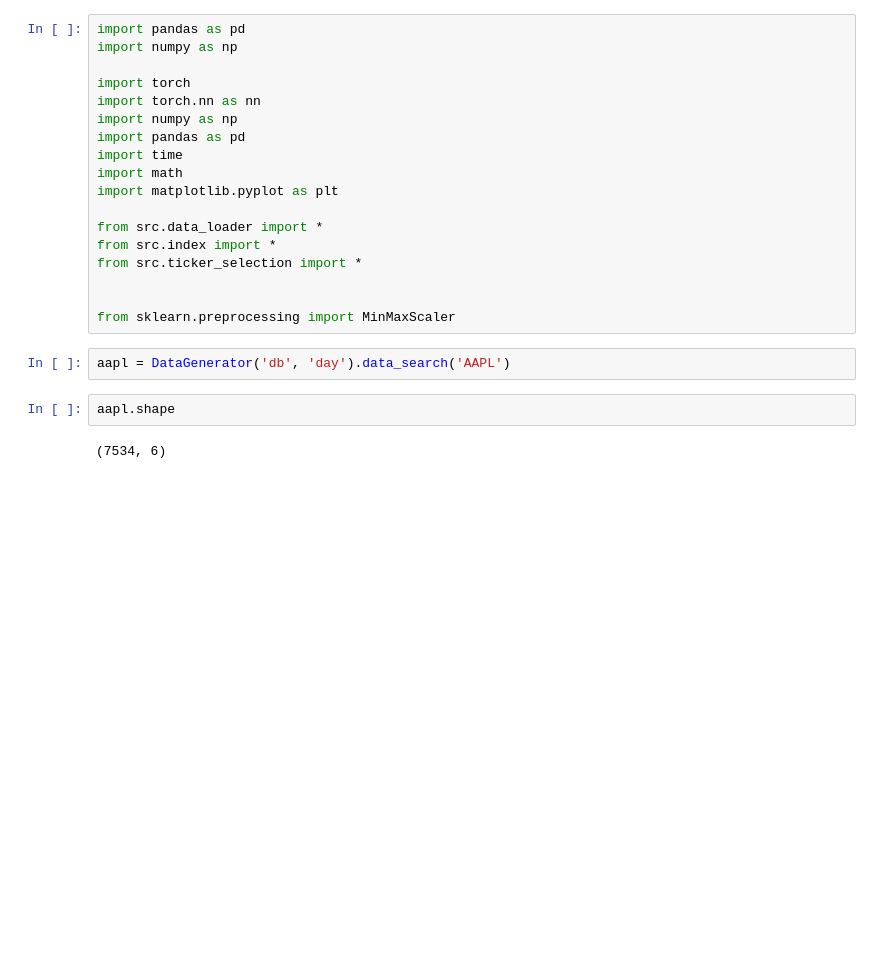
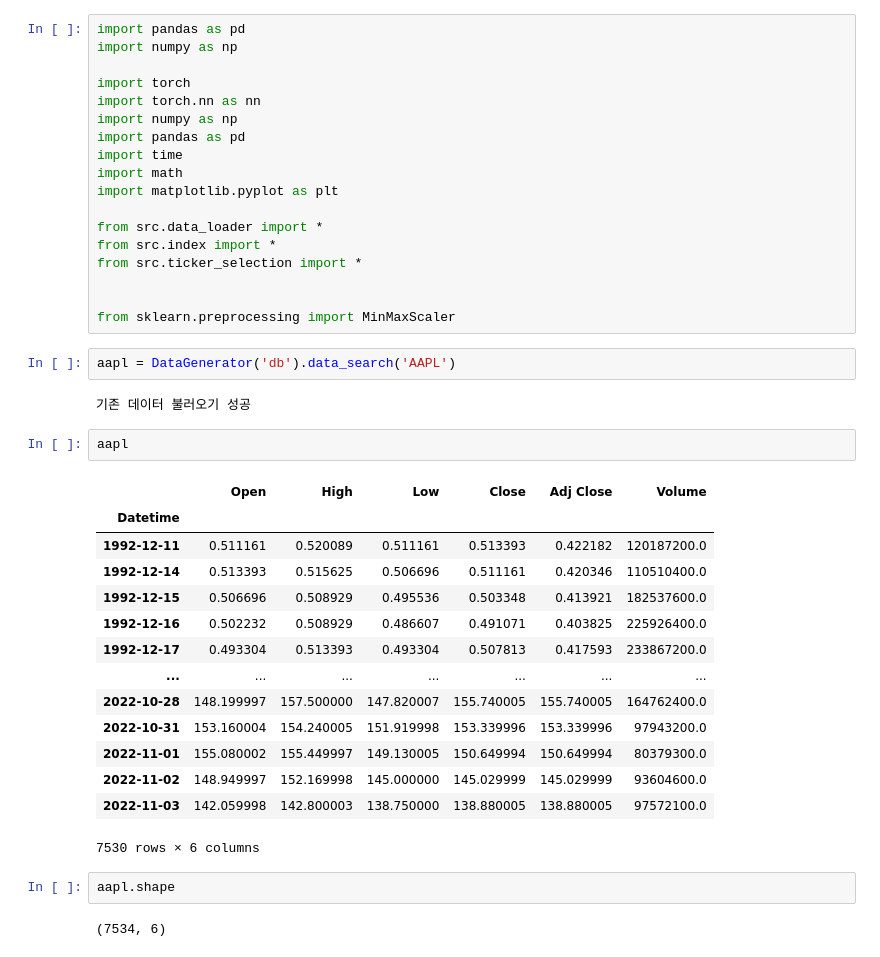
Before and after one commit to Inwest1997/TradingSystem, a Jupyter notebook: modeling.ipynb, the cells around one changed output. Saved outputs shown, nothing was run; the diff lists cells and outputs as text; blank space fills up the shorter version.

```diff
--- a/modeling.ipynb
+++ b/modeling.ipynb
@@ -17,7 +17,26 @@ from src.ticker_selection import *
 
 from sklearn.preprocessing import MinMaxScaler
 # %%
-aapl = DataGenerator('db', 'day').data_search('AAPL')
+aapl = DataGenerator('db').data_search('AAPL')
+# %% [output]
+기존 데이터 불러오기 성공
+# %%
+aapl
+# %% [output]
+|  | Open | High | Low | Close | Adj Close | Volume |
+| Datetime |  |  |  |  |  |  |
+| 1992-12-11 | 0.511161 | 0.520089 | 0.511161 | 0.513393 | 0.422182 | 120187200.0 |
+| 1992-12-14 | 0.513393 | 0.515625 | 0.506696 | 0.511161 | 0.420346 | 110510400.0 |
+| 1992-12-15 | 0.506696 | 0.508929 | 0.495536 | 0.503348 | 0.413921 | 182537600.0 |
+| 1992-12-16 | 0.502232 | 0.508929 | 0.486607 | 0.491071 | 0.403825 | 225926400.0 |
+| 1992-12-17 | 0.493304 | 0.513393 | 0.493304 | 0.507813 | 0.417593 | 233867200.0 |
+| ... | ... | ... | ... | ... | ... | ... |
+| 2022-10-28 | 148.199997 | 157.500000 | 147.820007 | 155.740005 | 155.740005 | 164762400.0 |
+| 2022-10-31 | 153.160004 | 154.240005 | 151.919998 | 153.339996 | 153.339996 | 97943200.0 |
+| 2022-11-01 | 155.080002 | 155.449997 | 149.130005 | 150.649994 | 150.649994 | 80379300.0 |
+| 2022-11-02 | 148.949997 | 152.169998 | 145.000000 | 145.029999 | 145.029999 | 93604600.0 |
+| 2022-11-03 | 142.059998 | 142.800003 | 138.750000 | 138.880005 | 138.880005 | 97572100.0 |
+7530 rows × 6 columns
 # %%
 aapl.shape
 # %% [output]
```
Also changed, not shown: 3 other files.
